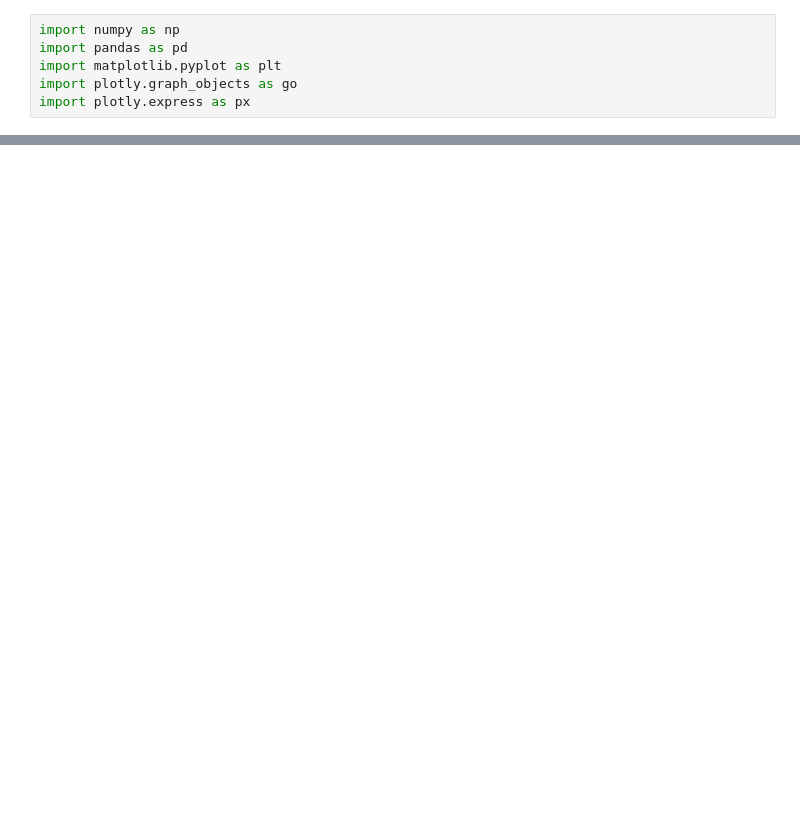
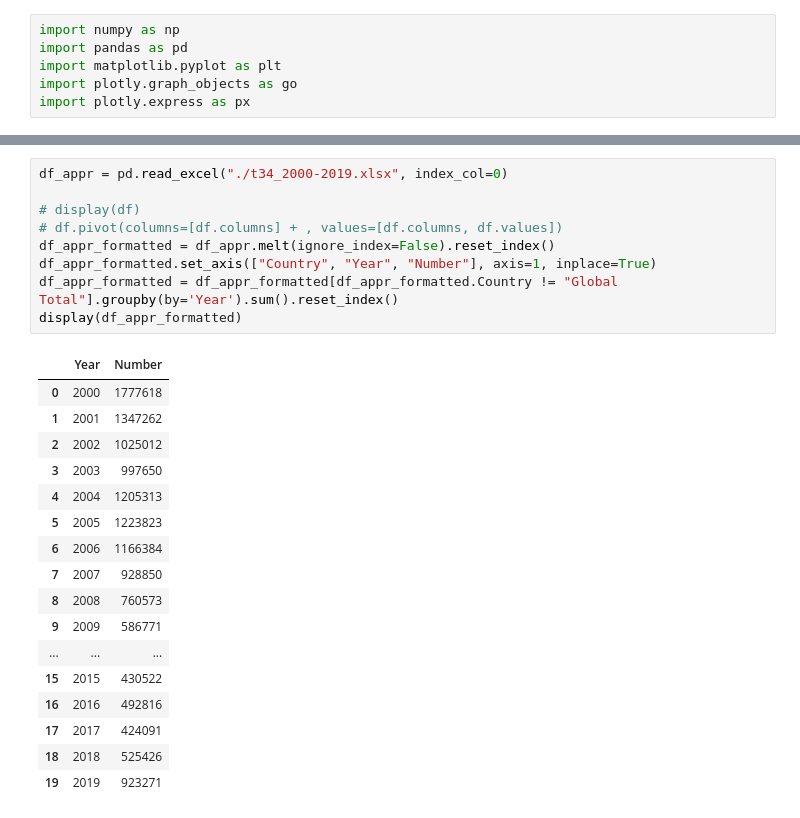
Before and after one commit to opheeelia/11.154-proj-pathways, a Jupyter notebook: data/EnfDataParsing.ipynb, the cells around one changed output, grey strips where cells are left out. Cells and saved outputs as stored; diff of their text form; blank space fills up the shorter version.

```diff
--- a/data/EnfDataParsing.ipynb
+++ b/data/EnfDataParsing.ipynb
@@ -41 +48,28 @@ display(df_formatted)
+# %%
+df_appr = pd.read_excel("./t34_2000-2019.xlsx", index_col=0)
+
+# display(df)
+# df.pivot(columns=[df.columns] + , values=[df.columns, df.values])
+df_appr_formatted = df_appr.melt(ignore_index=False).reset_index()
+df_appr_formatted.set_axis(["Country", "Year", "Number"], axis=1, inplace=True)
+df_appr_formatted = df_appr_formatted[df_appr_formatted.Country != "Global Total"].groupby(by='Year').sum().reset_index()
+display(df_appr_formatted)
+# %% [output]
+|  | Year | Number |
+| 0 | 2000 | 1777618 |
+| 1 | 2001 | 1347262 |
+| 2 | 2002 | 1025012 |
+| 3 | 2003 | 997650 |
+| 4 | 2004 | 1205313 |
+| 5 | 2005 | 1223823 |
+| 6 | 2006 | 1166384 |
+| 7 | 2007 | 928850 |
+| 8 | 2008 | 760573 |
+| 9 | 2009 | 586771 |
+| ... | ... | ... |
+| 15 | 2015 | 430522 |
+| 16 | 2016 | 492816 |
+| 17 | 2017 | 424091 |
+| 18 | 2018 | 525426 |
+| 19 | 2019 | 923271 |
 # %%
```
Also changed, not shown: parts of 4 cells of this notebook, 10 other files.
